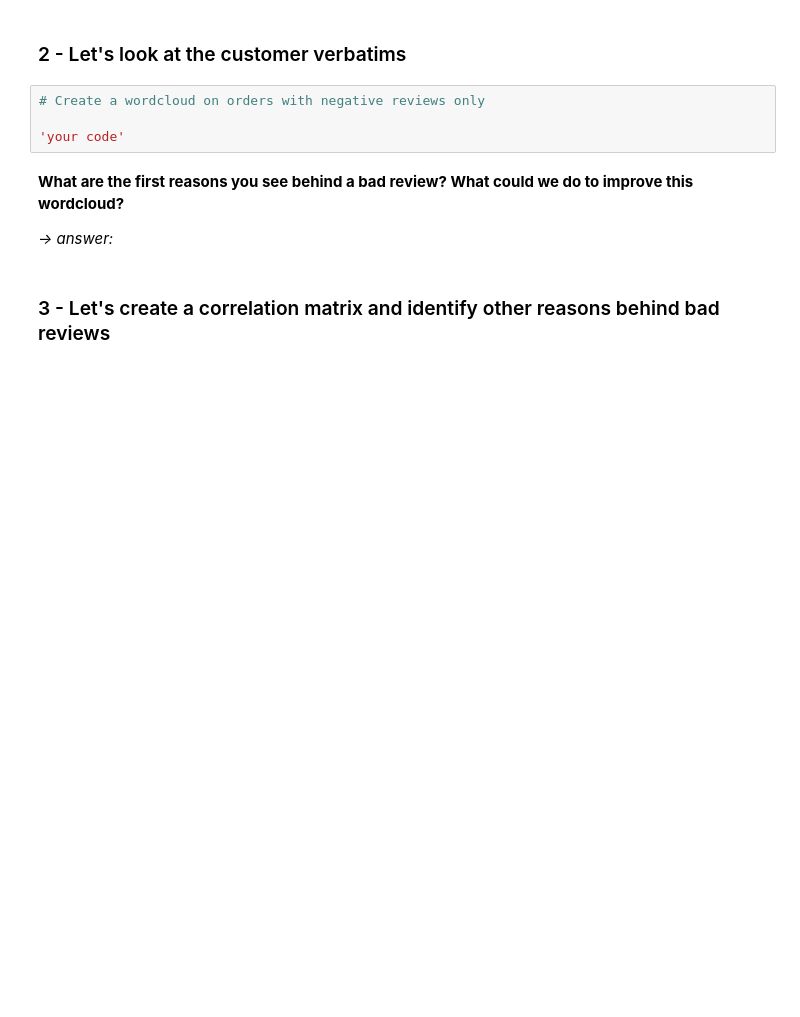
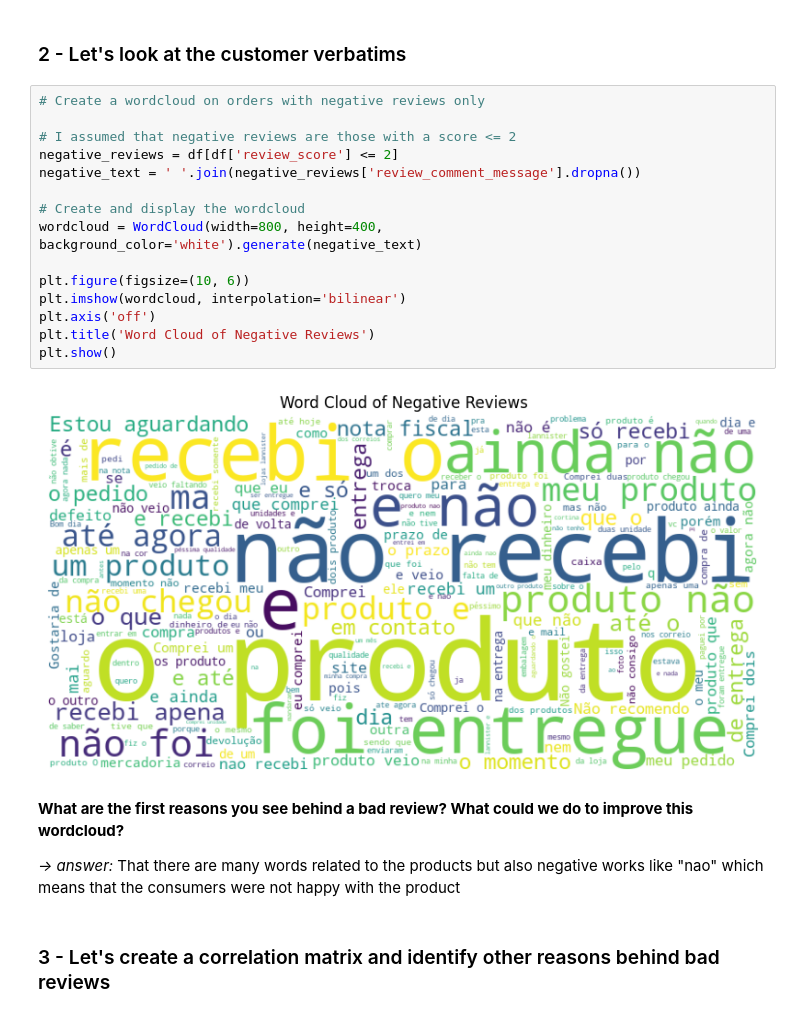
Before and after one commit to Jaddevvv/Head-of-Data-101-course, a Jupyter notebook: notebooks/hod-olist-analysis.ipynb, the cells around one changed output. Drawn from its saved outputs; the diff is of its cells as text; blank space fills up the shorter version.

```diff
--- a/notebooks/hod-olist-analysis.ipynb
+++ b/notebooks/hod-olist-analysis.ipynb
@@ -216,11 +395,24 @@ df.head()
 # %%
 # Create a wordcloud on orders with negative reviews only
 
-'your code'
+# I assumed that negative reviews are those with a score <= 2
+negative_reviews = df[df['review_score'] <= 2]
+negative_text = ' '.join(negative_reviews['review_comment_message'].dropna())
+
+# Create and display the wordcloud
+wordcloud = WordCloud(width=800, height=400, background_color='white').generate(negative_text)
+
+plt.figure(figsize=(10, 6))
+plt.imshow(wordcloud, interpolation='bilinear')
+plt.axis('off')
+plt.title('Word Cloud of Negative Reviews')
+plt.show()
+# %% [output]
+[figure, added]
 # %% [markdown]
 **What are the first reasons you see behind a bad review? What could we do to improve this wordcloud?**
 
-*-> answer:*
+*-> answer:* That there are many words related to the products but also negative works like "nao" which means that the consumers were not happy with the product
 # %% [markdown]
 ### 3 - Let's create a correlation matrix and identify other reasons behind bad reviews
 # %%
```
Also changed, not shown: parts of 29 cells of this notebook, 1 other file.
